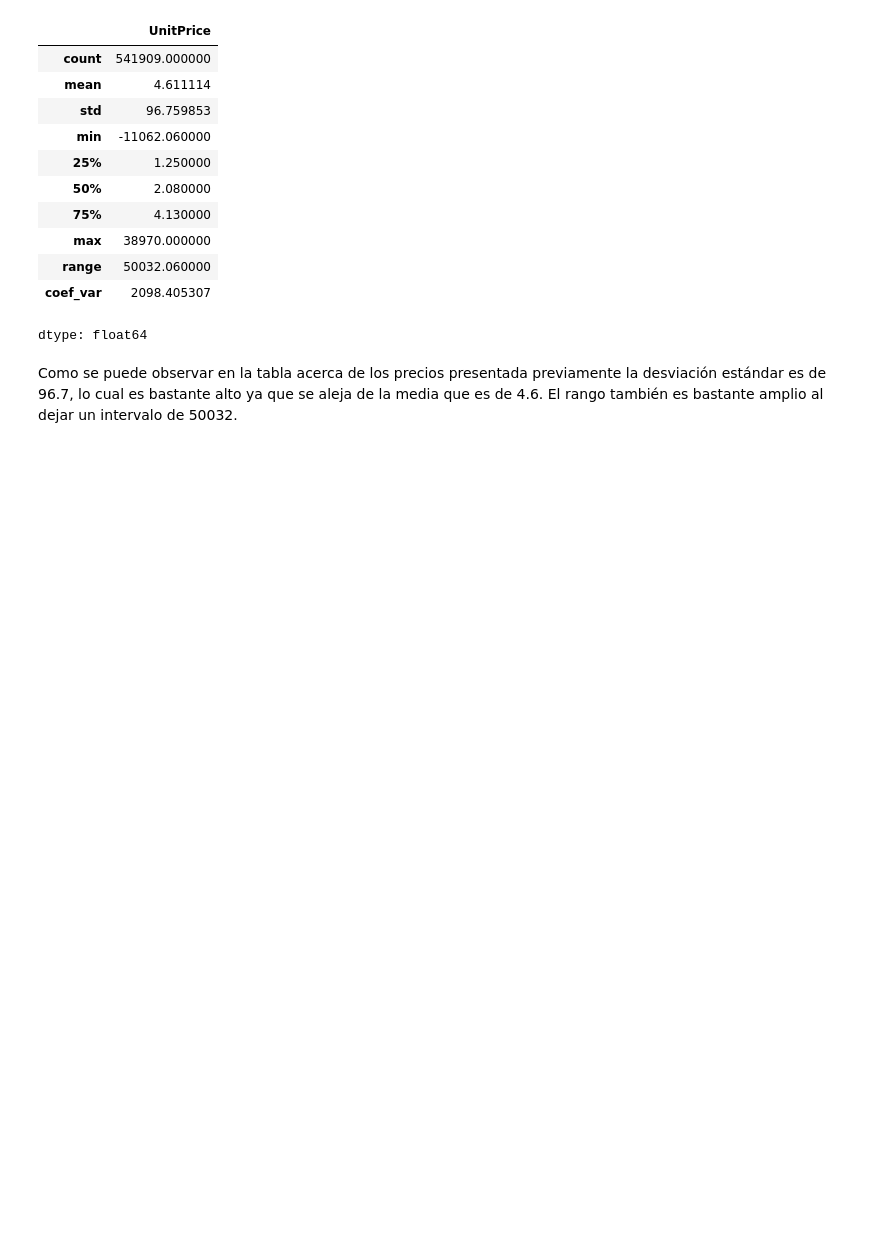
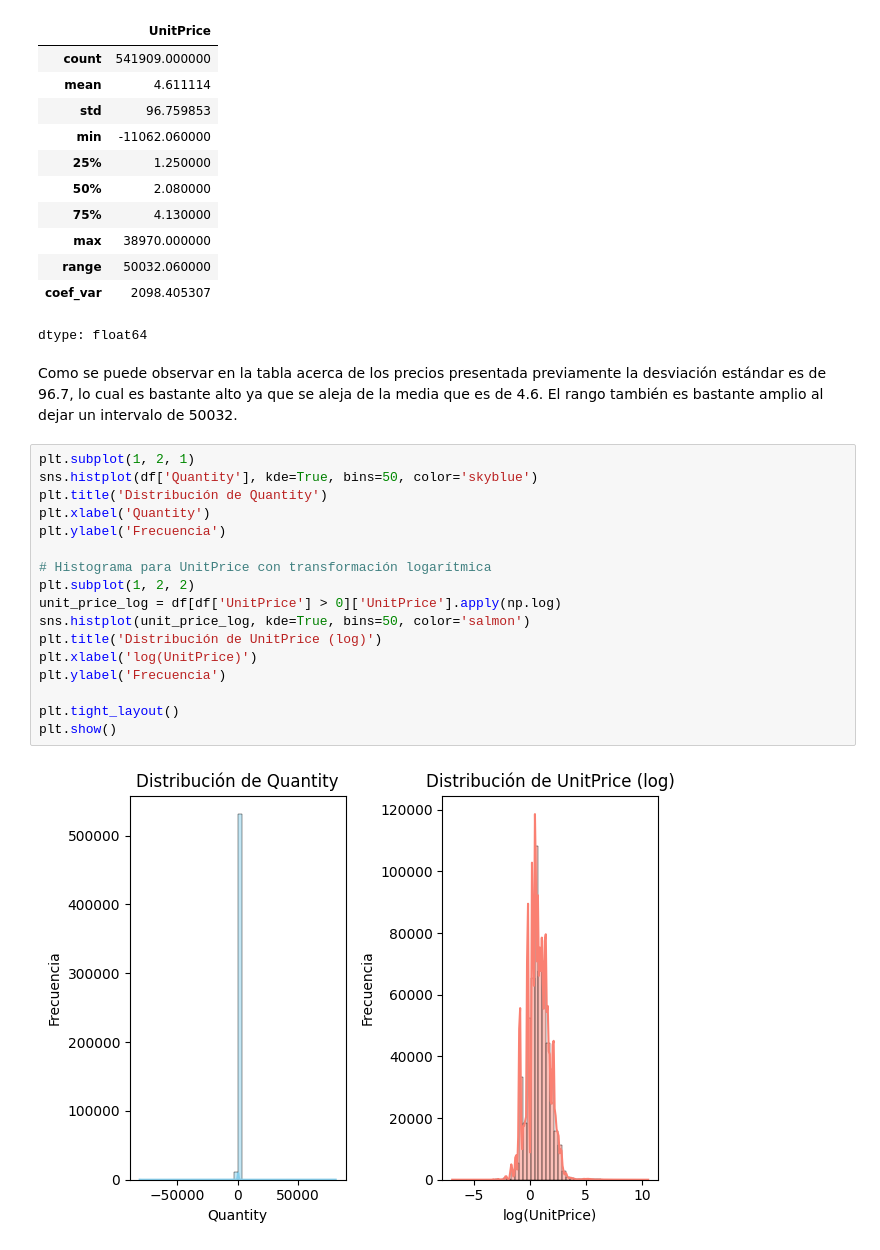
Before and after one commit to AuroraaaMS/EDA_FundamentosML_AuroraMansilla, a Jupyter notebook: Evaluacion1.ipynb, the cells around one changed output. Saved outputs shown, nothing was run; the diff lists cells and outputs as text; blank space fills up the shorter version.

```diff
--- a/Evaluacion1.ipynb
+++ b/Evaluacion1.ipynb
@@ -127,3 +131,22 @@ price_stats
 dtype: float64
 # %% [markdown]
 Como se puede observar en la tabla acerca de los precios presentada previamente la desviación estándar es de 96.7, lo cual es bastante alto ya que se aleja de la media que es de 4.6. El rango también es bastante amplio al dejar un intervalo de 50032.
+# %%
+plt.subplot(1, 2, 1)
+sns.histplot(df['Quantity'], kde=True, bins=50, color='skyblue')
+plt.title('Distribución de Quantity')
+plt.xlabel('Quantity')
+plt.ylabel('Frecuencia')
+
+# Histograma para UnitPrice con transformación logarítmica
+plt.subplot(1, 2, 2)
+unit_price_log = df[df['UnitPrice'] > 0]['UnitPrice'].apply(np.log)
+sns.histplot(unit_price_log, kde=True, bins=50, color='salmon')
+plt.title('Distribución de UnitPrice (log)')
+plt.xlabel('log(UnitPrice)')
+plt.ylabel('Frecuencia')
+
+plt.tight_layout()
+plt.show()
+# %% [output]
+[figure, added]
```
Also changed, not shown: parts of 2 cells of this notebook.
